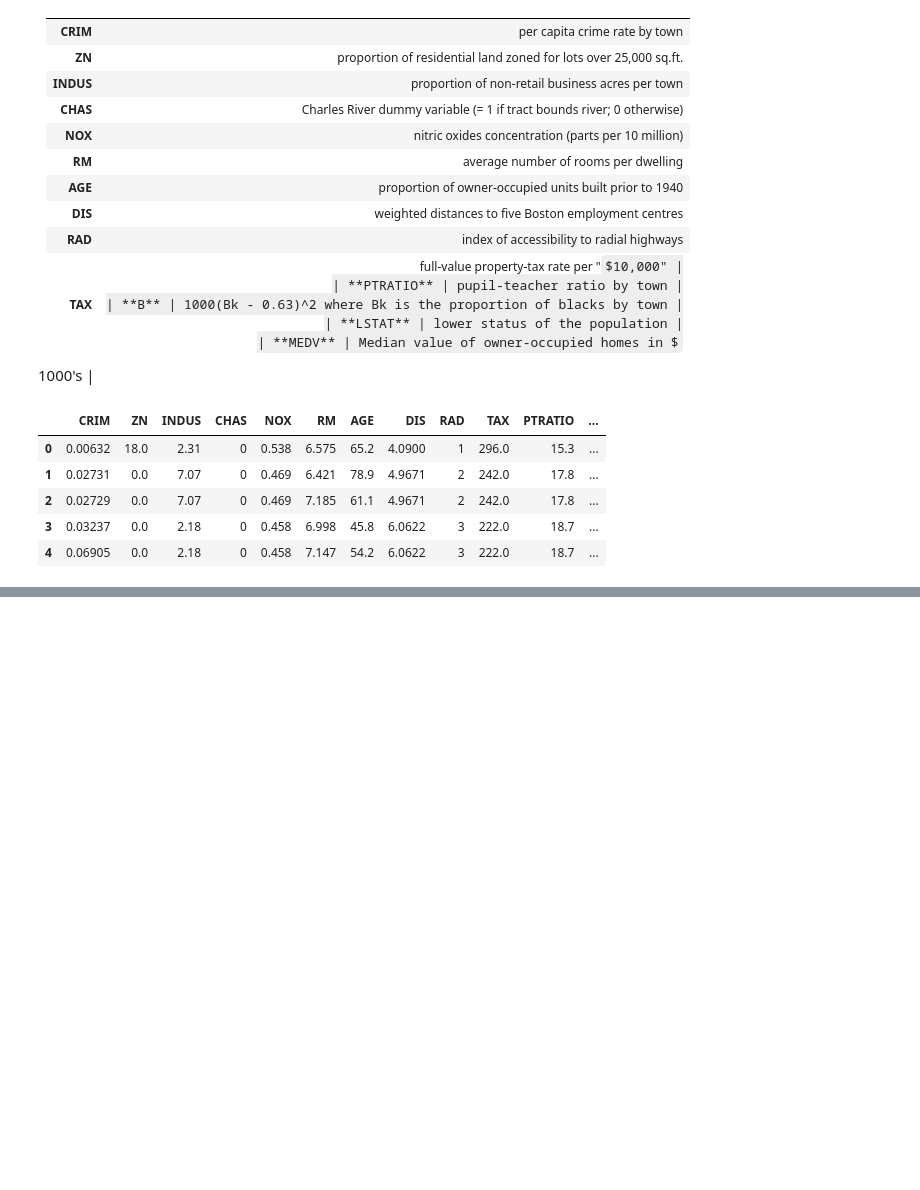
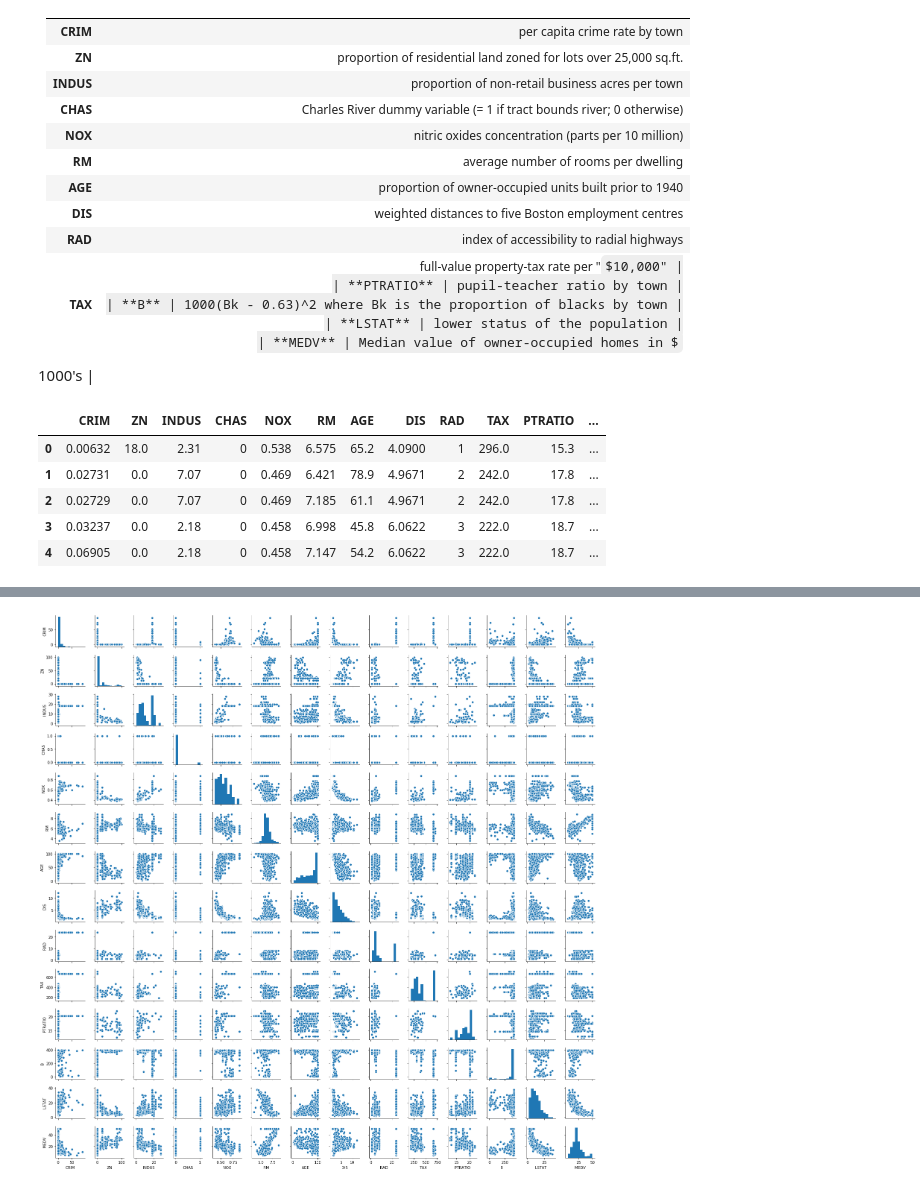
Before and after one commit to rzadrzi/machin-learning-tutorial-01, a Jupyter notebook: 01-Regression/housing.ipynb, the cells around one changed output, grey strips where cells are left out. Saved outputs shown, nothing was run; the diff lists cells and outputs as text; code cells hidden in the pictures; some formulas as TeX source; blank space fills up the shorter version.

Commit message:
Exploratory Data Analysis (EDA)

```diff
--- a/01-Regression/housing.ipynb
+++ b/01-Regression/housing.ipynb
@@ -24,7 +27,7 @@ data = pd.read_csv('housing.data', delim_whitespace=True, header=None)
 # %%
 col_names=["CRIM", "ZN","INDUS", "CHAS","NOX","RM", "AGE", "DIS", "RAD", "TAX", "PTRATIO", "B" ,"LSTAT", "MEDV"]
 # %%
-data.columns=header
+data.columns = col_names
 # %%
 data.head()
 # %% [output]
@@ -36,0 +55,5 @@ data.head()
+# %%
+sns.pairplot(data, height=1.5)
+plt.show()
+# %% [output]
+[figure, added]
```
Also changed, not shown: parts of 4 cells of this notebook.
